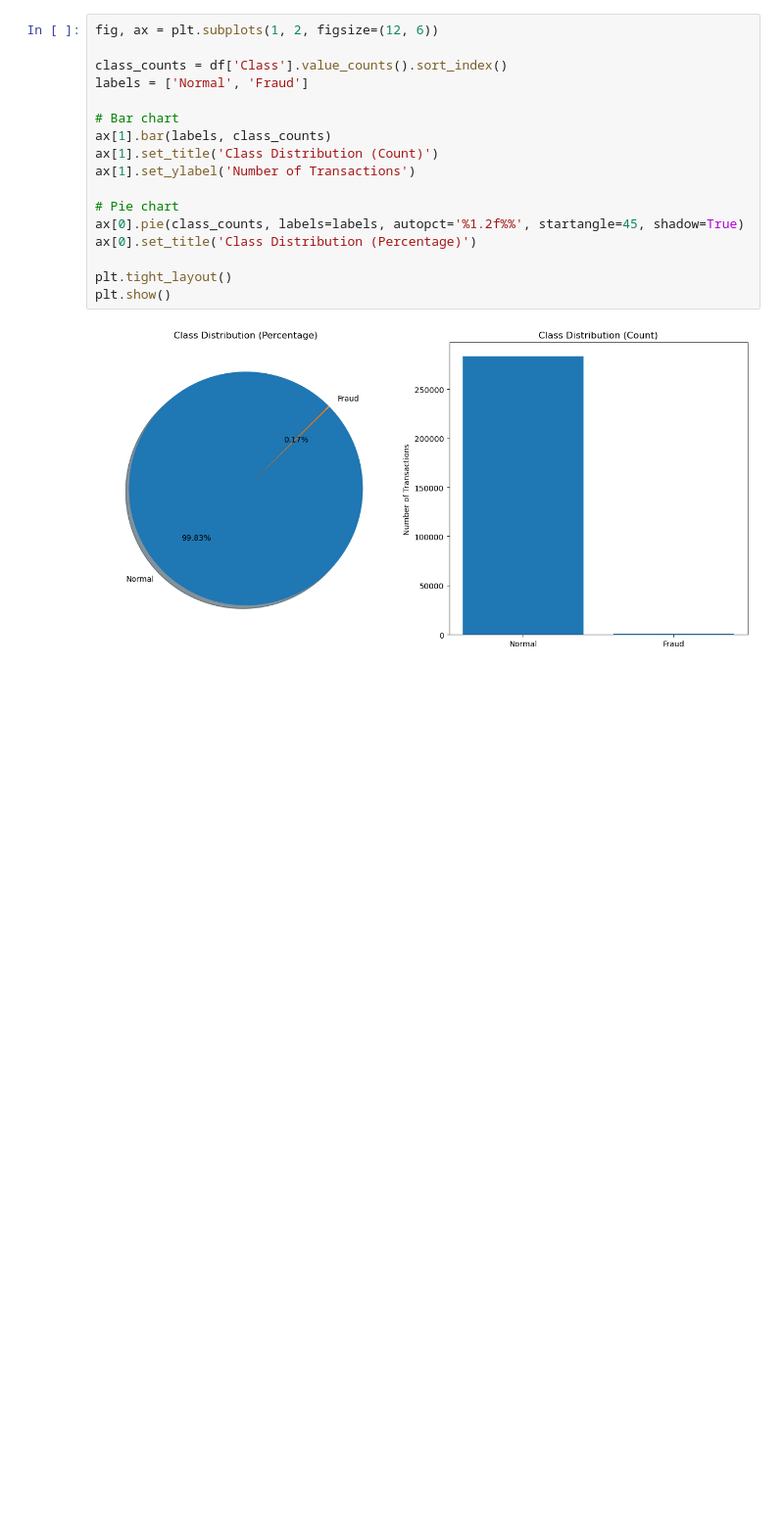
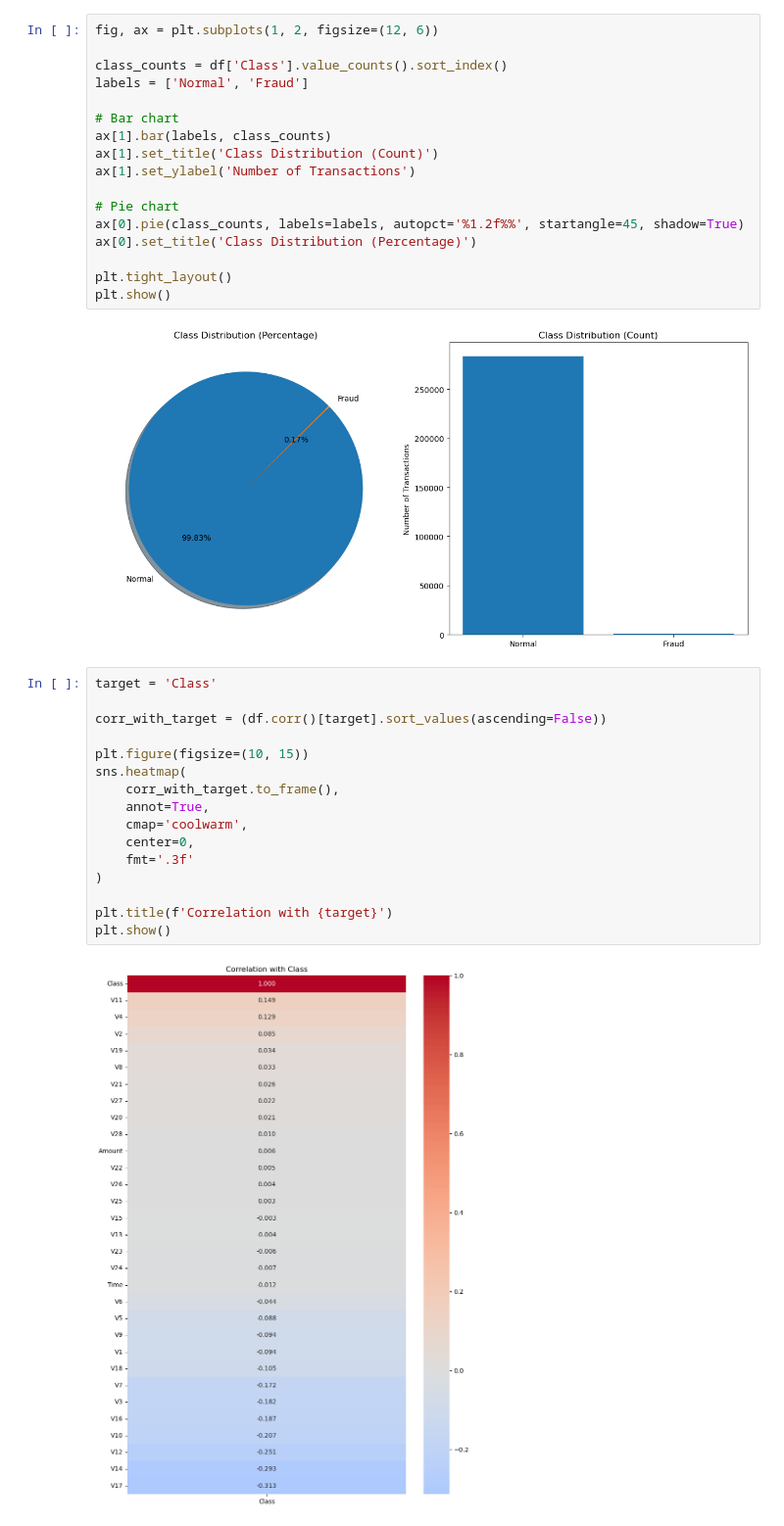
Before and after one commit to abdelrahman611982/Credit-Card-Fraud-Detection, a Jupyter notebook: Credit Card Fraud Detection.ipynb, the cells around one changed output. Shown at 98% size. Cells and saved outputs as stored; diff of their text form; blank space fills up the shorter version.

```diff
--- a/Credit Card Fraud Detection.ipynb
+++ b/Credit Card Fraud Detection.ipynb
@@ -153,3 +153,21 @@ plt.tight_layout()
 plt.show()
 # %% [output]
 [figure]
+# %%
+target = 'Class'
+
+corr_with_target = (df.corr()[target].sort_values(ascending=False))
+
+plt.figure(figsize=(10, 15))
+sns.heatmap(
+    corr_with_target.to_frame(),
+    annot=True,
+    cmap='coolwarm',
+    center=0,
+    fmt='.3f'
+)
+
+plt.title(f'Correlation with {target}')
+plt.show()
+# %% [output]
+[figure, added]
```
Also changed, not shown: parts of 7 cells of this notebook.
